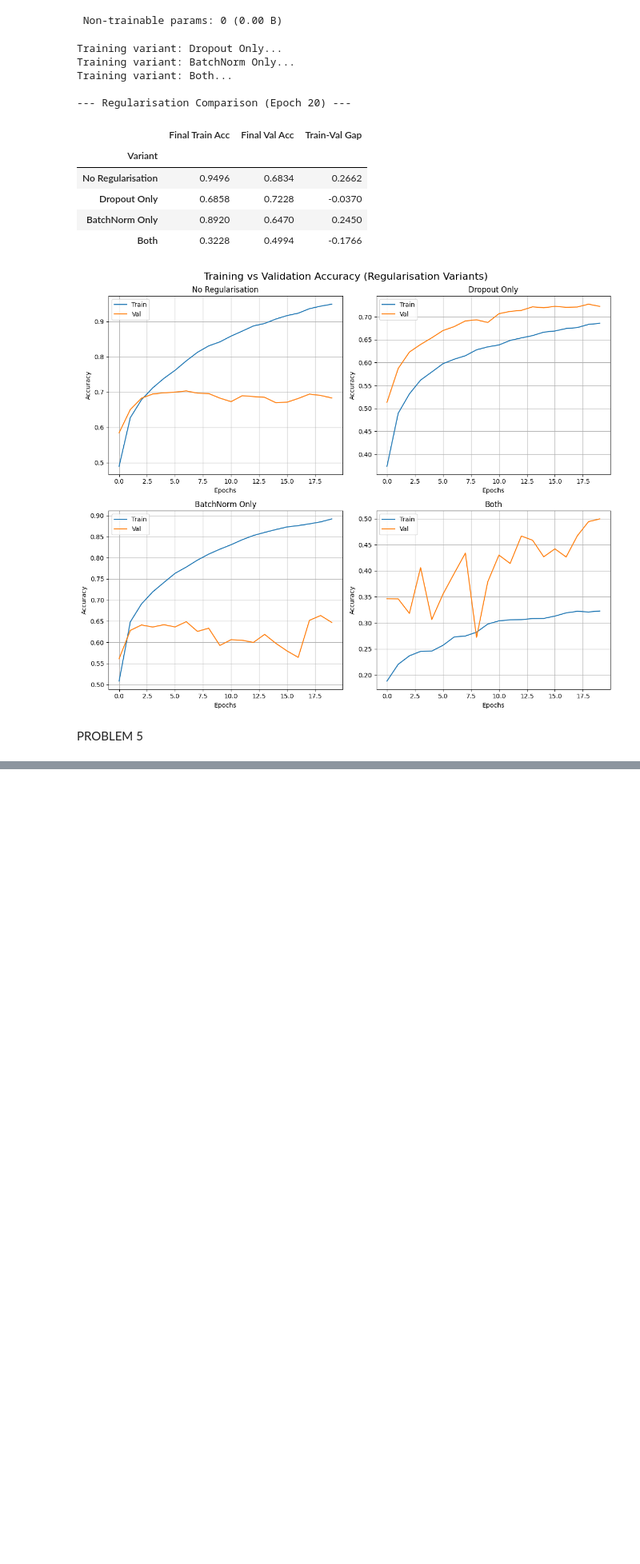
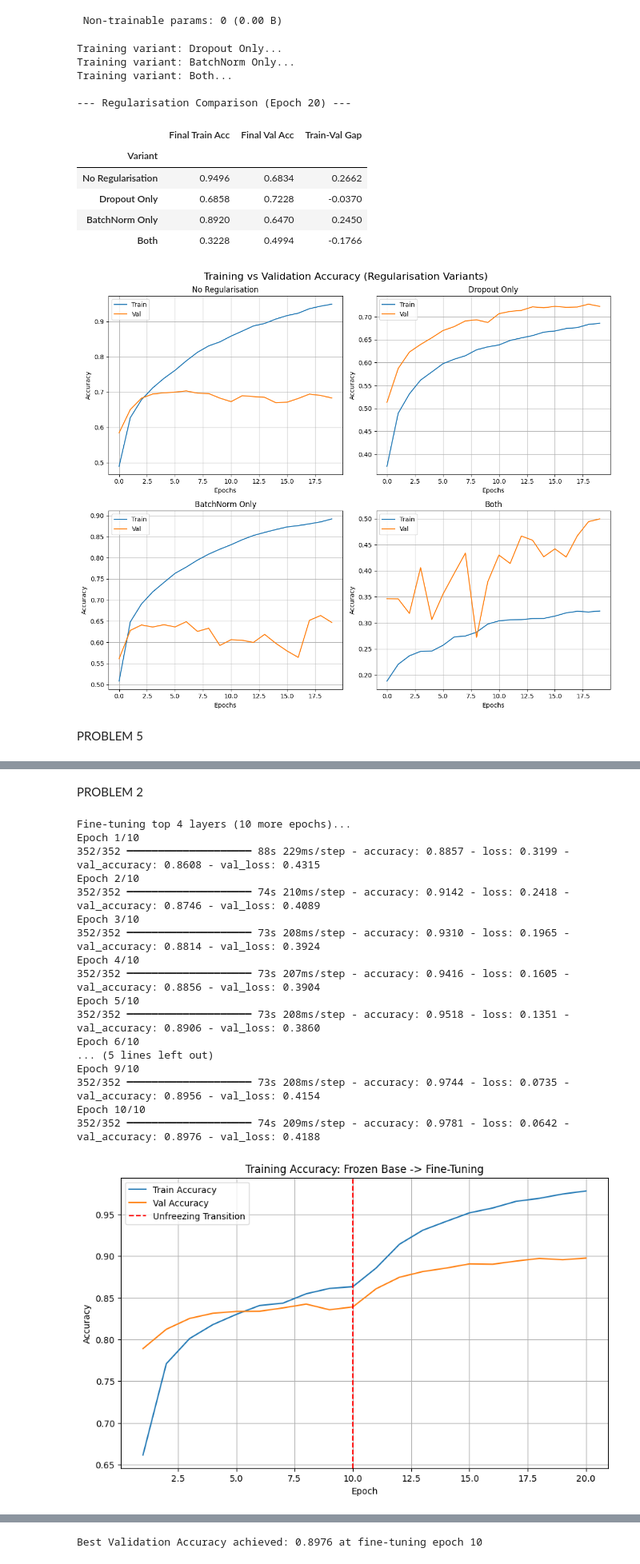
Before and after one commit to Zenhub-25/CNN-FROM-SCRATCH, a Jupyter notebook: CNN_LAB.ipynb, the cells around one changed output, grey strips where cells are left out. Shown at 80% size. Saved outputs shown, nothing was run; the diff lists cells and outputs as text; code cells hidden in the pictures; blank space fills up the shorter version.

```diff
--- a/CNN_LAB.ipynb
+++ b/CNN_LAB.ipynb
@@ -939,0 +1467,65 @@ Training with Cosine Annealing...
+# %% [markdown]
+PROBLEM 2
+# %%
+set_seeds()
+
+# 1. Unfreeze the base model
+vgg_base.trainable = True
+
+# 2. Re-freeze all layers EXCEPT the last 4
+# VGG16 has blocks, the last block is block5 (conv1, conv2, conv3, pool).
+# We will leave the last 4 layers trainable.
+for layer in vgg_base.layers[:-4]:
+    layer.trainable = False
+
+# Must recompile after changing trainable property!
+model_frozen.compile(optimizer=optimizers.Adam(learning_rate=1e-5), # 100x smaller
+                     loss='categorical_crossentropy', metrics=['accuracy'])
+
+print("Fine-tuning top 4 layers (10 more epochs)...")
+early_stop = EarlyStopping(monitor='val_accuracy', patience=5, restore_best_weights=True)
+
+hist_finetune = model_frozen.fit(x_train_cifar, y_train_cifar, epochs=10,
+                                 batch_size=128, validation_split=0.1,
+                                 callbacks=[early_stop], verbose=1)
+
+# 3. Combine Histories for plotting
+acc_combined = hist_frozen.history['accuracy'] + hist_finetune.history['accuracy']
+val_acc_combined = hist_frozen.history['val_accuracy'] + hist_finetune.history['val_accuracy']
+total_epochs = range(1, len(acc_combined) + 1)
+
+plt.figure(figsize=(10, 6))
+plt.plot(total_epochs, acc_combined, label='Train Accuracy')
+plt.plot(total_epochs, val_acc_combined, label='Val Accuracy')
+plt.axvline(x=10, color='red', linestyle='--', label='Unfreezing Transition')
+plt.title('Training Accuracy: Frozen Base -> Fine-Tuning')
+plt.xlabel('Epoch')
+plt.ylabel('Accuracy')
+plt.legend()
+plt.grid(True)
+plt.savefig('tl_finetuned.png')
+plt.show()
+files.download('tl_finetuned.png')
+
+best_ft_epoch = np.argmax(hist_finetune.history['val_accuracy']) + 1
+best_ft_val = np.max(hist_finetune.history['val_accuracy'])
+print(f"Best Validation Accuracy achieved: {best_ft_val:.4f} at fine-tuning epoch {best_ft_epoch}")
+# %% [output]
+Fine-tuning top 4 layers (10 more epochs)...
+Epoch 1/10
+352/352 ━━━━━━━━━━━━━━━━━━━━ 88s 229ms/step - accuracy: 0.8857 - loss: 0.3199 - val_accuracy: 0.8608 - val_loss: 0.4315
+Epoch 2/10
+352/352 ━━━━━━━━━━━━━━━━━━━━ 74s 210ms/step - accuracy: 0.9142 - loss: 0.2418 - val_accuracy: 0.8746 - val_loss: 0.4089
+Epoch 3/10
+352/352 ━━━━━━━━━━━━━━━━━━━━ 73s 208ms/step - accuracy: 0.9310 - loss: 0.1965 - val_accuracy: 0.8814 - val_loss: 0.3924
+Epoch 4/10
+352/352 ━━━━━━━━━━━━━━━━━━━━ 73s 207ms/step - accuracy: 0.9416 - loss: 0.1605 - val_accuracy: 0.8856 - val_loss: 0.3904
+Epoch 5/10
+352/352 ━━━━━━━━━━━━━━━━━━━━ 73s 208ms/step - accuracy: 0.9518 - loss: 0.1351 - val_accuracy: 0.8906 - val_loss: 0.3860
+Epoch 6/10
+... (5 lines left out)
+Epoch 9/10
+352/352 ━━━━━━━━━━━━━━━━━━━━ 73s 208ms/step - accuracy: 0.9744 - loss: 0.0735 - val_accuracy: 0.8956 - val_loss: 0.4154
+Epoch 10/10
+352/352 ━━━━━━━━━━━━━━━━━━━━ 74s 209ms/step - accuracy: 0.9781 - loss: 0.0642 - val_accuracy: 0.8976 - val_loss: 0.4188
+[figure, added]
@@ -939,0 +1534 @@ Training with Cosine Annealing...
+Best Validation Accuracy achieved: 0.8976 at fine-tuning epoch 10
```
Also changed, not shown: parts of 19 cells of this notebook.
